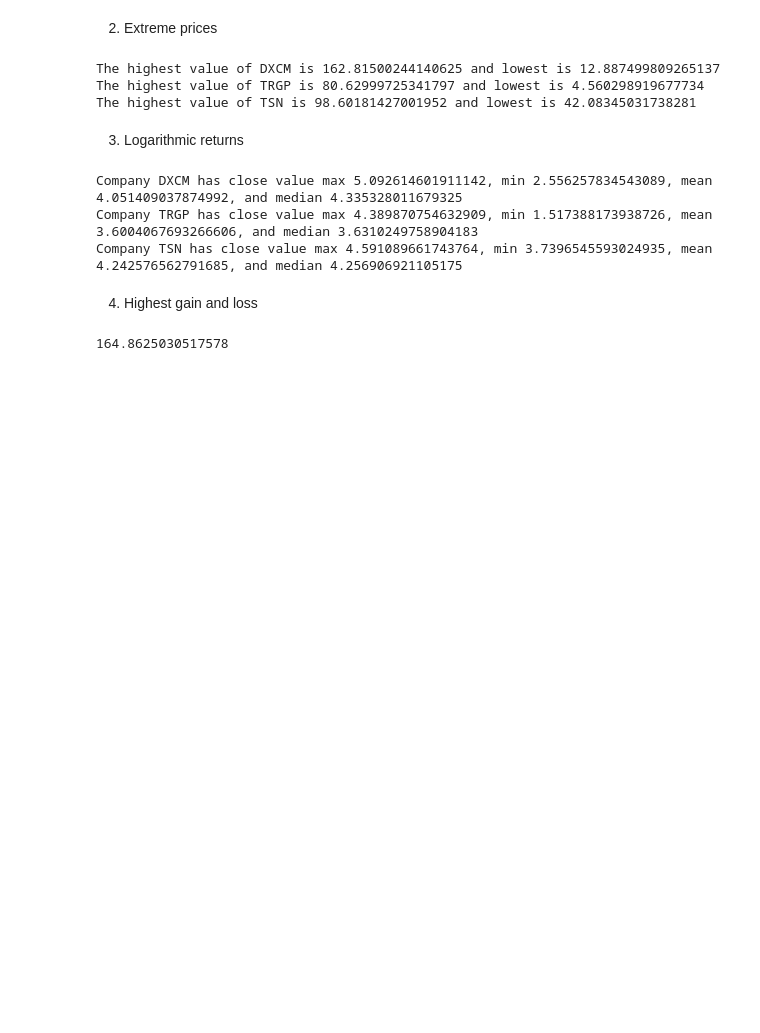
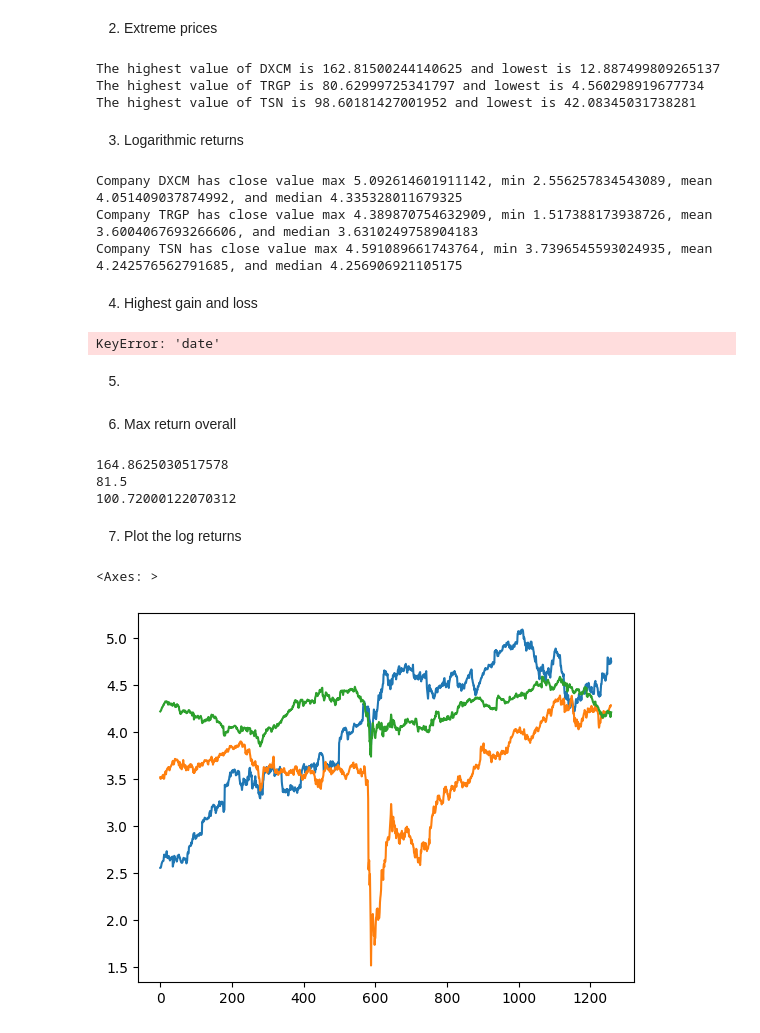
Before and after one commit to tomasvoboda/PythonDataIES_midterm, a Jupyter notebook: Svoboda_midterm.ipynb, the cells around one changed output. Drawn from its saved outputs; the diff is of its cells as text; code cells hidden in the pictures; blank space fills up the shorter version.

```diff
--- a/Svoboda_midterm.ipynb
+++ b/Svoboda_midterm.ipynb
@@ -135,11 +135,46 @@ Company TSN has close value max 4.591089661743764, min 3.7396545593024935, mean
 # %%
 # Company DXCM
 max_high_DXCM = data_DXCM['High'].max()
-date_max_high_DXCM = df.loc[df['x'] == max_x, 'date'].values[0]
+date_max_high_DXCM = data_DXCM.loc[data_DXCM['High'] == max_high_DXCM, 'date'].values[0]
+
+
+print(f"Company DXCM has max gains {date_max_high_DXCM}")
 
 # Company TRGP
 
 
 # Company TSN
 # %% [output]
-164.8625030517578
+KeyError: 'date'
+# %% [markdown]
+5)
+# %% [markdown]
+6) Max return overall
+# %%
+a = data_DXCM['High'].max()
+b = data_TRGP['High'].max()
+c = data_TSN['High'].max()
+
+print(a)
+print(b)
+print(c)
+
+prin(f"Highest returns had company DXCM")
+# %% [output]
+164.8625030517578
+81.5
+100.72000122070312
+# %% [markdown]
+7) Plot the log returns
+# %%
+# COmpany DXCM
+data_DXCM['log_close'].plot()
+
+# Company TRGP
+data_TRGP['log_close'].plot()
+
+# Company TSN
+data_TSN['log_close'].plot()
+# %% [output]
+<Axes: >
+[figure, added]
```
